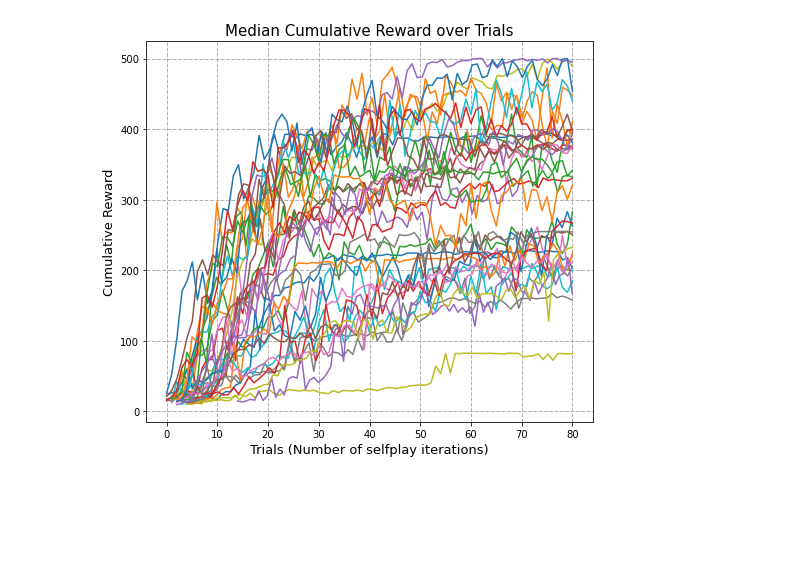
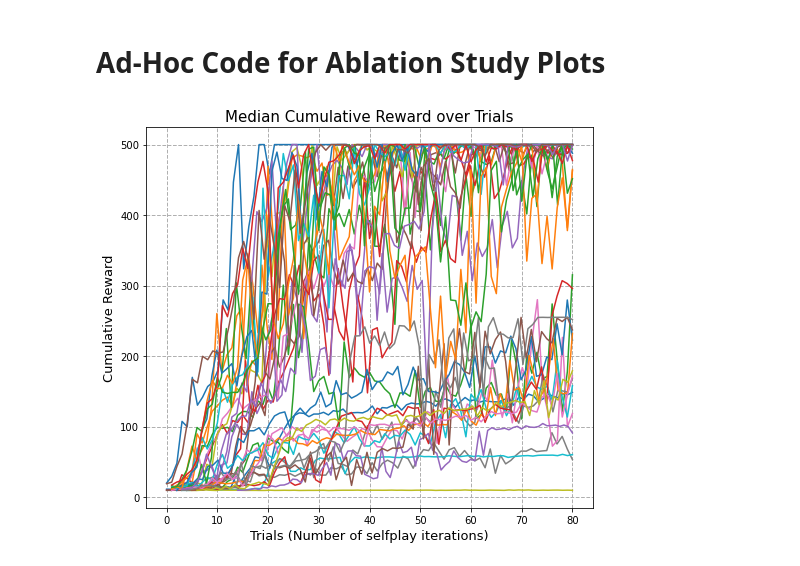
Before and after one commit to kaesve/muzero, a Jupyter notebook: Ablation Analysis.ipynb, the cells around one changed output. Saved outputs shown, nothing was run; the diff lists cells and outputs as text; code cells hidden in the pictures; blank space fills up the shorter version.

```diff
--- a/Ablation Analysis.ipynb
+++ b/Ablation Analysis.ipynb
@@ -1,3 +1,5 @@
+# %% [markdown]
+# Ad-Hoc Code for Ablation Study Plots
 # %%
 import pickle
 import json
@@ -13,8 +16,9 @@ with open('out/cp_ablation/CP_ablation.out', 'rb') as f:
 
 config = DotDict.from_json('out/cp_ablation/ablation_schedule_20201203-111902.json')
 # %%
-def eCDFs(data: list, bins = 20, label: list = None):
+def eCDFs(data: list, bins = 20, label: list = None):  # Not actual eCDF
 
+    probs = list()
     success_ratio = list()
     plot_data = list()
     for v in data:
@@ -26,8 +30,9 @@ def eCDFs(data: list, bins = 20, label: list = None):
         # Checks whether ERT is infinite at x0.
         fail_mask = v.max(axis=1) != v.max()
         success_ratio.append(1 - fail_mask.astype(int).sum() / len(v))
+        probs.append(1-fail_mask.astype(int))
 
-        aggr = v.mean(axis=0)
+        aggr = np.median(v, axis=0)
 
         plot_data.append((x, aggr))
 
@@ -48,9 +53,9 @@ def eCDFs(data: list, bins = 20, label: list = None):
     plt.xlabel("Trials (Number of selfplay iterations)", fontsize=13)
     plt.ylabel("Cumulative Reward", fontsize=13)
 
-    return plot_data, success_ratio
+    return plot_data, success_ratio, probs
 # %%
 # Example
-plot_data, success = eCDFs(list(results.values()))
+plot_data, success, ps = eCDFs(list(results.values()))
 # %% [output]
-[figure, old version]
+[figure, new version]
```
Also changed, not shown: parts of 24 cells of this notebook, 4 other files.
